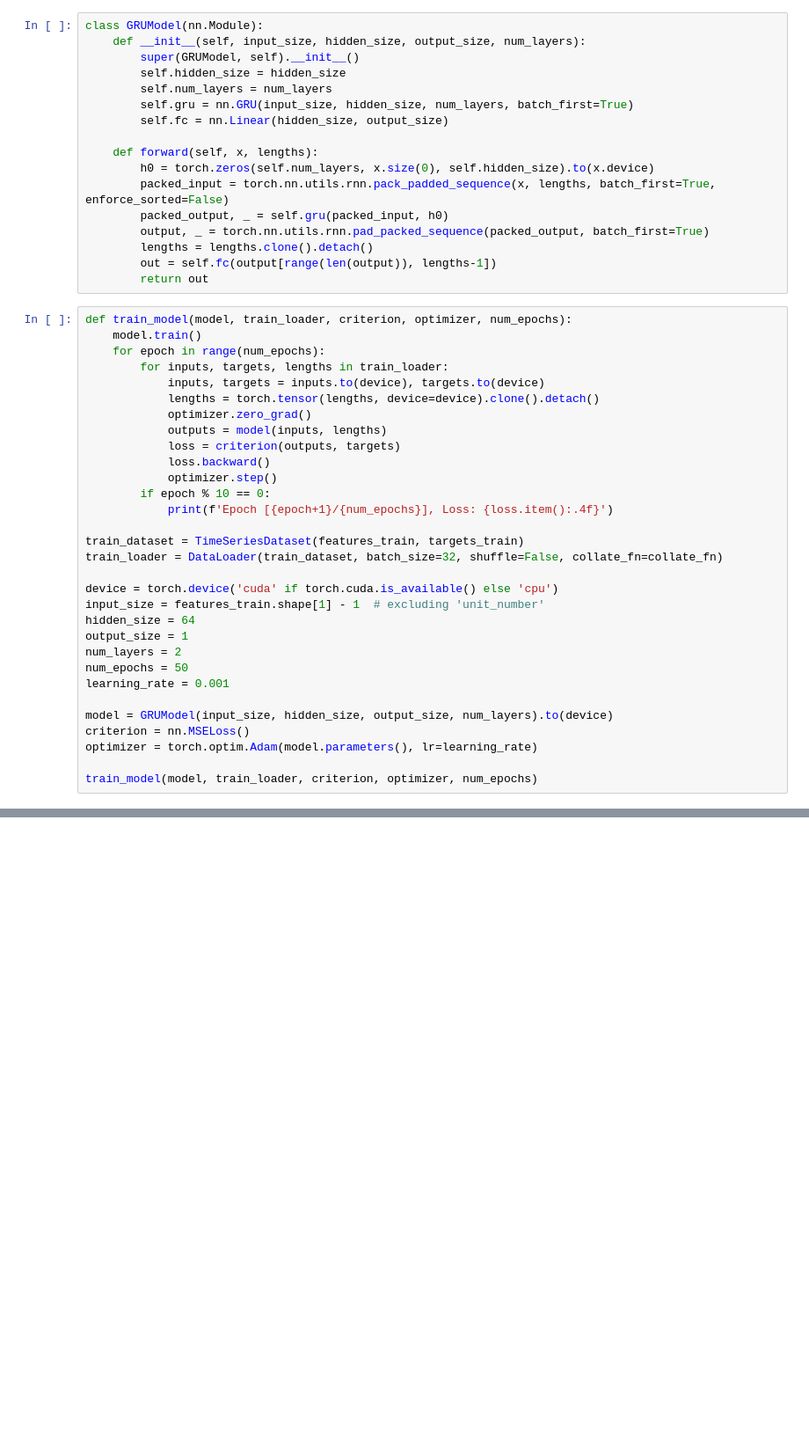
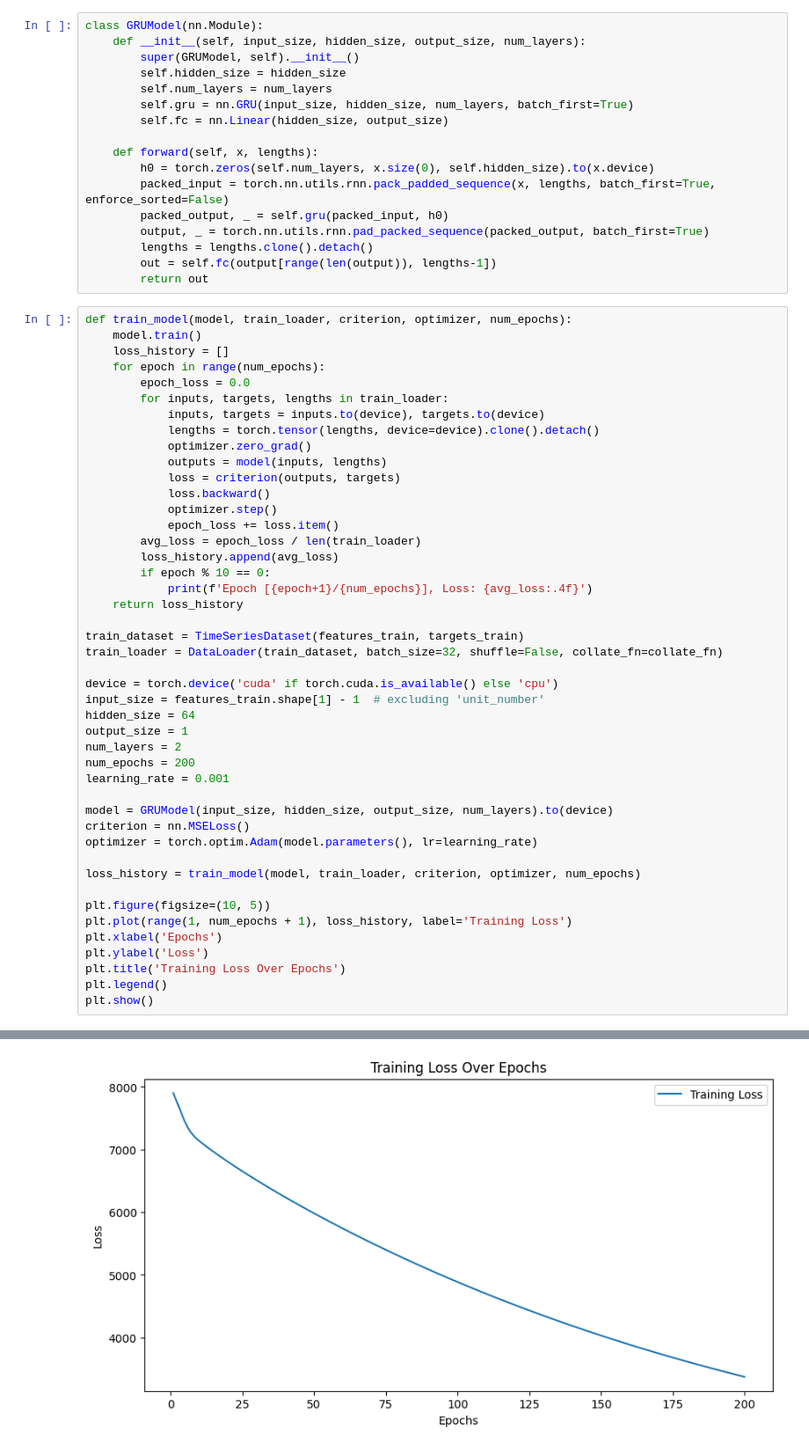
Before and after one commit to zhillan-arf/Tugas4, a Jupyter notebook: notebook.ipynb, the cells around one changed output, grey strips where cells are left out. Shown at 88% size. Cells and saved outputs as stored; diff of their text form; blank space fills up the shorter version.

```diff
--- a/notebook.ipynb
+++ b/notebook.ipynb
@@ -211,7 +216,9 @@ class GRUModel(nn.Module):
 # %%
 def train_model(model, train_loader, criterion, optimizer, num_epochs):
     model.train()
+    loss_history = []
     for epoch in range(num_epochs):
+        epoch_loss = 0.0
         for inputs, targets, lengths in train_loader:
             inputs, targets = inputs.to(device), targets.to(device)
             lengths = torch.tensor(lengths, device=device).clone().detach()
@@ -220,8 +227,12 @@ def train_model(model, train_loader, criterion, optimizer, num_epochs):
             loss = criterion(outputs, targets)
             loss.backward()
             optimizer.step()
+            epoch_loss += loss.item()
+        avg_loss = epoch_loss / len(train_loader)
+        loss_history.append(avg_loss)
         if epoch % 10 == 0:
-            print(f'Epoch [{epoch+1}/{num_epochs}], Loss: {loss.item():.4f}')
+            print(f'Epoch [{epoch+1}/{num_epochs}], Loss: {avg_loss:.4f}')
+    return loss_history
 
 train_dataset = TimeSeriesDataset(features_train, targets_train)
 train_loader = DataLoader(train_dataset, batch_size=32, shuffle=False, collate_fn=collate_fn)
@@ -231,12 +242,20 @@ input_size = features_train.shape[1] - 1  # excluding 'unit_number'
 hidden_size = 64
 output_size = 1
 num_layers = 2
-num_epochs = 50
+num_epochs = 200
 learning_rate = 0.001
 
 model = GRUModel(input_size, hidden_size, output_size, num_layers).to(device)
 criterion = nn.MSELoss()
 optimizer = torch.optim.Adam(model.parameters(), lr=learning_rate)
 
-train_model(model, train_loader, criterion, optimizer, num_epochs)
+loss_history = train_model(model, train_loader, criterion, optimizer, num_epochs)
+
+plt.figure(figsize=(10, 5))
+plt.plot(range(1, num_epochs + 1), loss_history, label='Training Loss')
+plt.xlabel('Epochs')
+plt.ylabel('Loss')
+plt.title('Training Loss Over Epochs')
+plt.legend()
+plt.show()
 # %% [output]
@@ -248,3 +282,4 @@ Epoch [41/50], Loss: 7813.0400
+[figure, added]
 # %%
 def predict(model, test_loader):
     model.eval()
```
Also changed, not shown: parts of 16 cells of this notebook.
